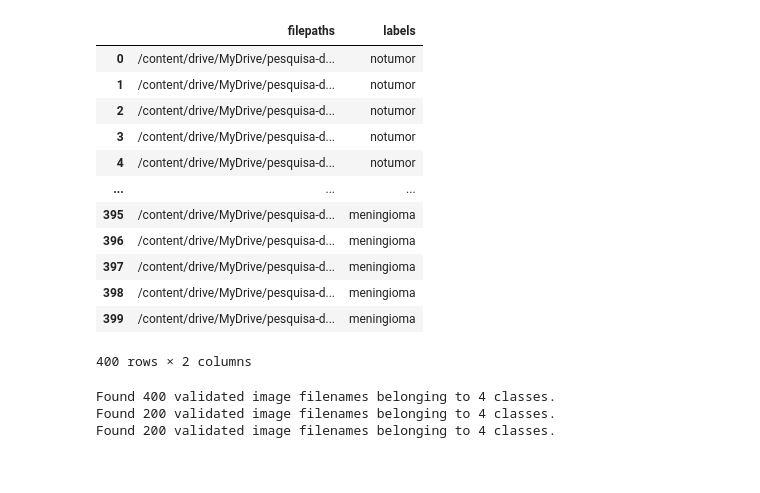
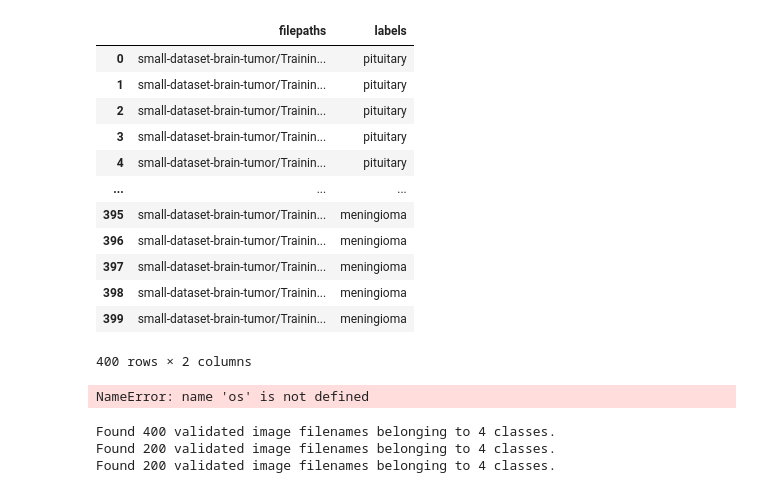
Before and after one commit to JulioRaf4/braintumor-using-cnn, a Jupyter notebook: brain_tumor_cnn.ipynb, the cells around one changed output. Cells and saved outputs as stored; diff of their text form; code cells hidden in the pictures.

```diff
--- a/brain_tumor_cnn.ipynb
+++ b/brain_tumor_cnn.ipynb
@@ -22,43 +36,43 @@ from tensorflow.keras.layers import Conv2D, MaxPooling2D, Flatten, Dense
 # %%
 # Passando a var que contem o folder para treinamento 'folder_path_training'
-folder_path_training = "/content/drive/MyDrive/pesquisa-dados-medicos/cnn-estudos/small-dataset-brain-tumor/Training-mini"
+folder_path_training = "small-dataset-brain-tumor/Training-mini"
 
 filepaths = []
 labels = []
 
 folds = os.listdir(folder_path_training)
 # print(folds)
 
 for fold in folds:
     foldpath = os.path.join(folder_path_training, fold)
     filelist = os.listdir(foldpath)
     for file in filelist:
         fpath = os.path.join(foldpath, file)
 
         filepaths.append(fpath)
         labels.append(fold)
 Fseries = pd.Series(filepaths, name= 'filepaths')
 Lseries = pd.Series(labels, name='labels')
 
 train_df = pd.concat([Fseries, Lseries], axis= 1)
 train_df
 # %% [output]
 |  | filepaths | labels |
-| 0 | /content/drive/MyDrive/pesquisa-d... | notumor |
-| 1 | /content/drive/MyDrive/pesquisa-d... | notumor |
-| 2 | /content/drive/MyDrive/pesquisa-d... | notumor |
-| 3 | /content/drive/MyDrive/pesquisa-d... | notumor |
-| 4 | /content/drive/MyDrive/pesquisa-d... | notumor |
+| 0 | small-dataset-brain-tumor/Trainin... | pituitary |
+| 1 | small-dataset-brain-tumor/Trainin... | pituitary |
+| 2 | small-dataset-brain-tumor/Trainin... | pituitary |
+| 3 | small-dataset-brain-tumor/Trainin... | pituitary |
+| 4 | small-dataset-brain-tumor/Trainin... | pituitary |
 | ... | ... | ... |
-| 395 | /content/drive/MyDrive/pesquisa-d... | meningioma |
-| 396 | /content/drive/MyDrive/pesquisa-d... | meningioma |
-| 397 | /content/drive/MyDrive/pesquisa-d... | meningioma |
-| 398 | /content/drive/MyDrive/pesquisa-d... | meningioma |
-| 399 | /content/drive/MyDrive/pesquisa-d... | meningioma |
+| 395 | small-dataset-brain-tumor/Trainin... | meningioma |
+| 396 | small-dataset-brain-tumor/Trainin... | meningioma |
+| 397 | small-dataset-brain-tumor/Trainin... | meningioma |
+| 398 | small-dataset-brain-tumor/Trainin... | meningioma |
+| 399 | small-dataset-brain-tumor/Trainin... | meningioma |
 400 rows × 2 columns
 # %%
 # Passando a var que contem o folder para teste 'folder_path_testing'
-folder_path_testing = "/content/drive/MyDrive/pesquisa-dados-medicos/cnn-estudos/small-dataset-brain-tumor/Testing-mini"
+folder_path_testing = "small-dataset-brain-tumor/Testing-mini"
 
 filepaths = []
 labels = []
@@ -77,6 +91,8 @@ for fold in folds:
 Fseries = pd.Series(filepaths, name= 'filepaths')
 Lseries = pd.Series(labels, name='labels')
 ts_df = pd.concat([Fseries, Lseries], axis= 1)
+# %% [output]
+NameError: name 'os' is not defined
 # %%
 valid_df, test_df = train_test_split(ts_df,  train_size= 0.5, shuffle= True, random_state= 123)
 # %%
```
Also changed, not shown: parts of 2 cells of this notebook, 3 other files.
